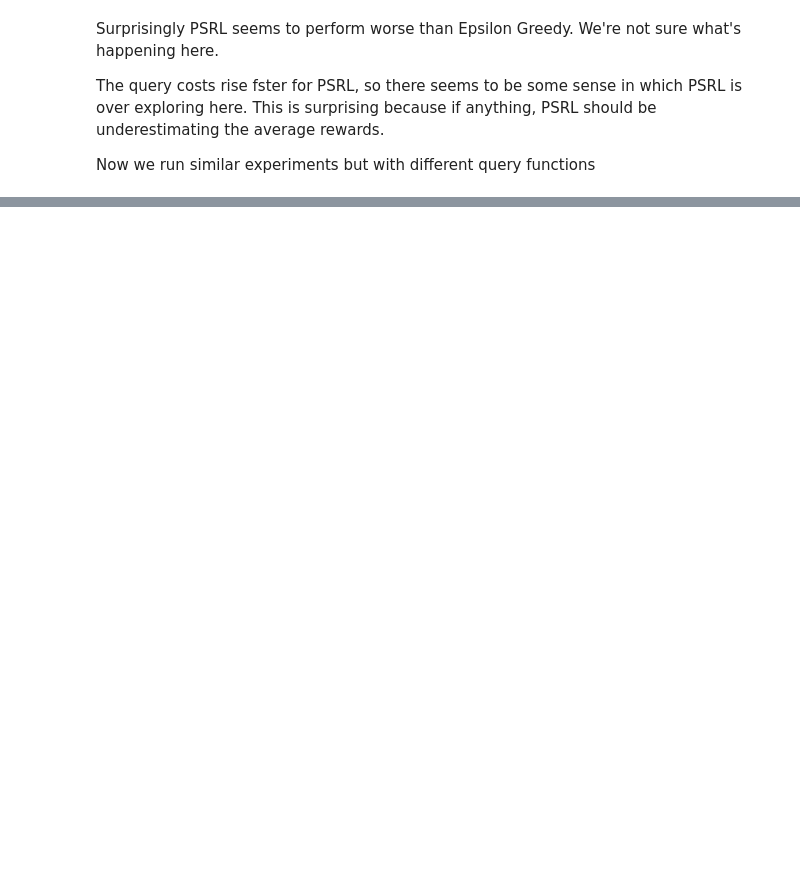
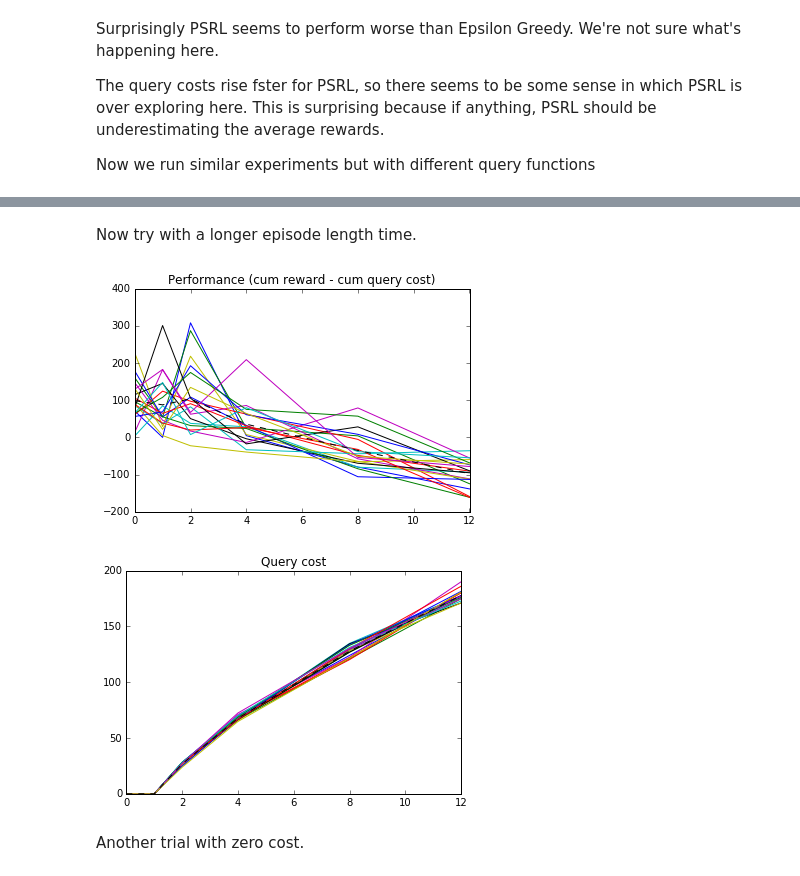
Before and after one commit to capybaralet/TabulaRL, a Jupyter notebook: src/active learning.ipynb, the cells around one changed output, grey strips where cells are left out. Cells and saved outputs as stored; diff of their text form; code cells hidden in the pictures; blank space fills up the shorter version.

```diff
--- a/src/active learning.ipynb
+++ b/src/active learning.ipynb
@@ -187,0 +250,32 @@ title("Query cost");
+# %% [markdown]
+Now try with a longer episode length time.
+# %%
+iters = 20
+nvisitsExperiments = lambda x : [ runexp(
+    nEps=50,
+    epLen = 35,
+    scaling = 1,
+    alg = finite_tabular_agents.PSRL,
+    grid_width = 8, #8x8 grid,
+    prob_zero_reward = .9,
+    query_function = query_functions.QueryFirstNVisits(.2, x)
+    ) for i in range(iters)]
+
+ns = [0,1,2,4,8,12]
+ys = map(nvisitsExperiments,ns)
+# %%
+x = np.array(ys)[:,:,2]
+plot(ns, x);
+plot(ns, np.mean(x, axis=1), '--');
+title("Performance (cum reward - cum query cost)");
+
+figure()
+queryCost = np.array(ys)[:,:,1]
+plot(ns, queryCost);
+plot(ns, np.mean(queryCost, axis=1), '--');
+title("Query cost");
+# %% [output]
+[figure, added]
+[figure, added]
+# %% [markdown]
+Another trial with zero cost.
```
Also changed, not shown: parts of 14 cells of this notebook, 1 other file.
